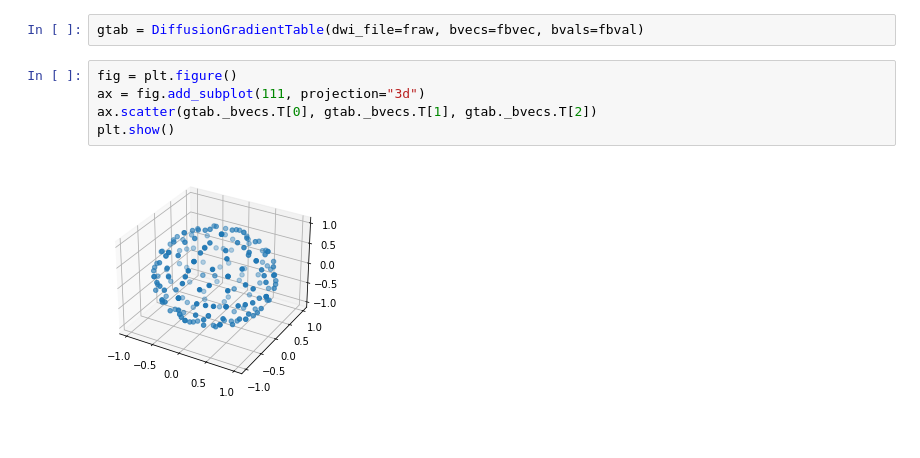
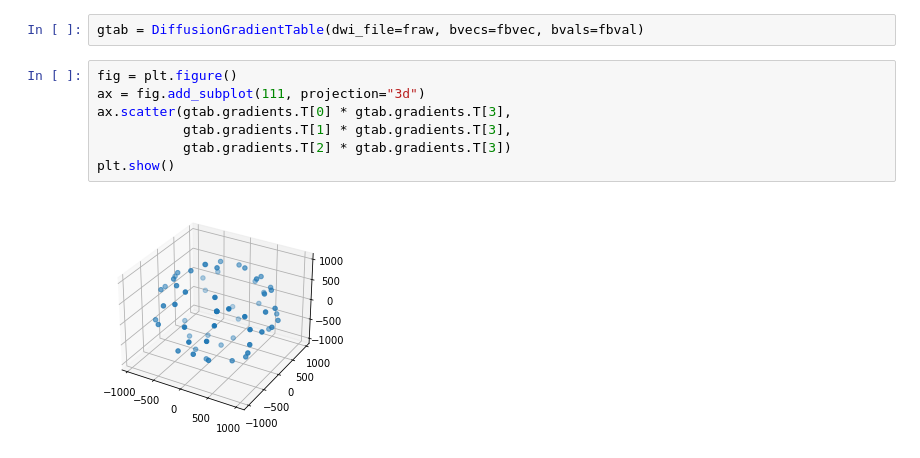
Before and after one commit to nipreps/nipreps-book, a Jupyter notebook: docs/dwi/02-intro_dmri.ipynb, the cells around one changed output. Drawn from its saved outputs; the diff is of its cells as text.

```diff
--- a/docs/dwi/02-intro_dmri.ipynb
+++ b/docs/dwi/02-intro_dmri.ipynb
@@ -142,7 +172,9 @@ gtab = DiffusionGradientTable(dwi_file=fraw, bvecs=fbvec, bvals=fbval)
 # %%
 fig = plt.figure()
 ax = fig.add_subplot(111, projection="3d")
-ax.scatter(gtab._bvecs.T[0], gtab._bvecs.T[1], gtab._bvecs.T[2])
+ax.scatter(gtab.gradients.T[0] * gtab.gradients.T[3],
+           gtab.gradients.T[1] * gtab.gradients.T[3],
+           gtab.gradients.T[2] * gtab.gradients.T[3])
 plt.show()
 # %% [output]
-[figure, old version]
+[figure, new version]
```
Also changed, not shown: parts of 6 cells of this notebook, 3 other files.
